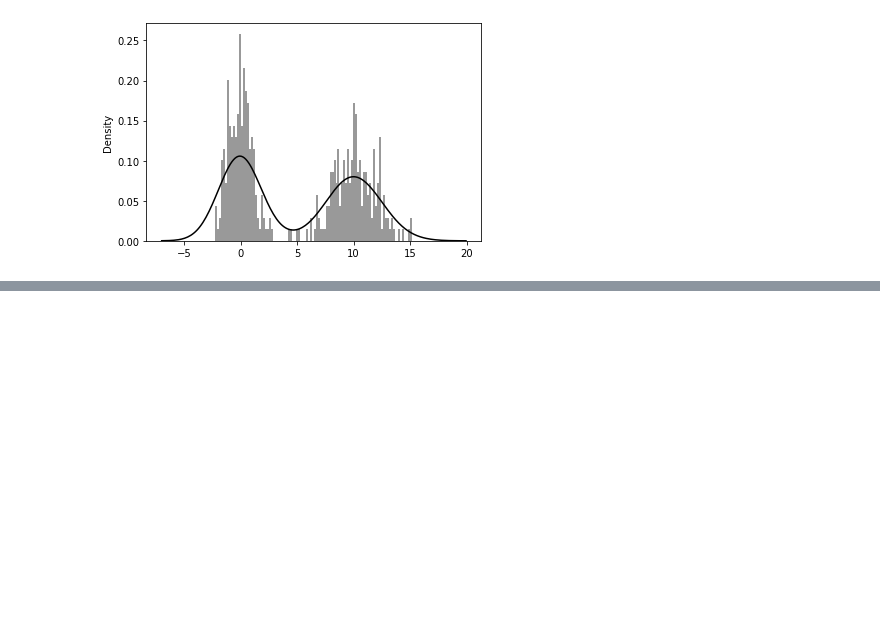
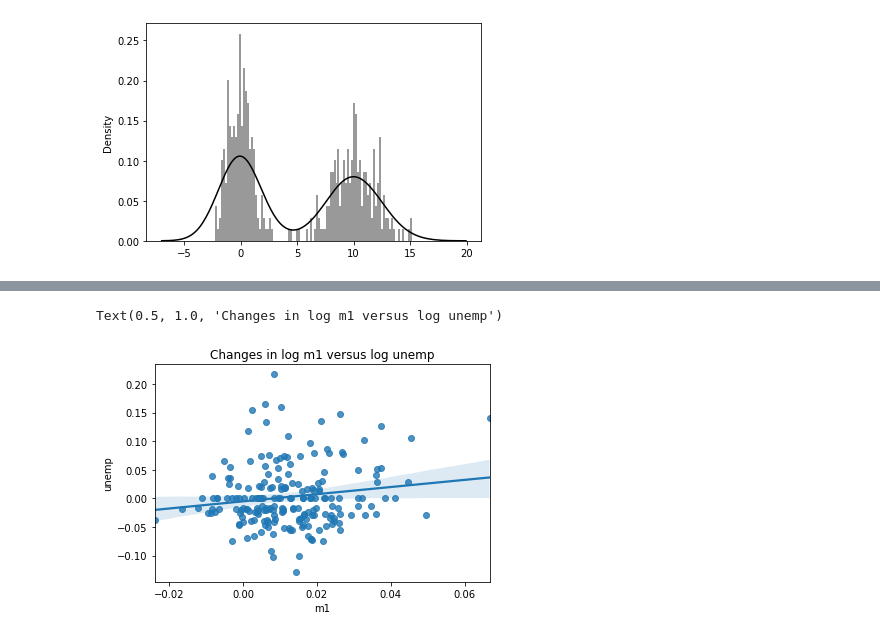
Before and after one commit to Kaiquenakao/plotagem-visualizacao, a Jupyter notebook: plotagem.ipynb, the cells around one changed output, grey strips where cells are left out. Cells and saved outputs as stored; diff of their text form; code cells hidden in the pictures; blank space fills up the shorter version.

```diff
--- a/plotagem.ipynb
+++ b/plotagem.ipynb
@@ -567,0 +570,3 @@ sns.distplot(values, bins=100, color='k') # seaborn utiliza muito mais prático
+# %%
+macro = pd.read_csv('examples/macrodata.csv')
+macro.head()
@@ -567,0 +580,3 @@ sns.distplot(values, bins=100, color='k') # seaborn utiliza muito mais prático
+# %%
+data = macro[['cpi', 'm1', 'tbilrate', 'unemp']]
+data.head()
@@ -567,0 +590,2 @@ sns.distplot(values, bins=100, color='k') # seaborn utiliza muito mais prático
+# %%
+trans_data = np.log(data).diff().dropna()
@@ -567,0 +617,6 @@ sns.distplot(values, bins=100, color='k') # seaborn utiliza muito mais prático
+# %%
+sns.regplot('m1', 'unemp', data=trans_data)
+plt.title('Changes in log %s versus log %s' % ('m1', 'unemp'))
+# %% [output]
+Text(0.5, 1.0, 'Changes in log m1 versus log unemp')
+[figure, added]
```
Also changed, not shown: parts of 6 cells of this notebook, 2 other files.
